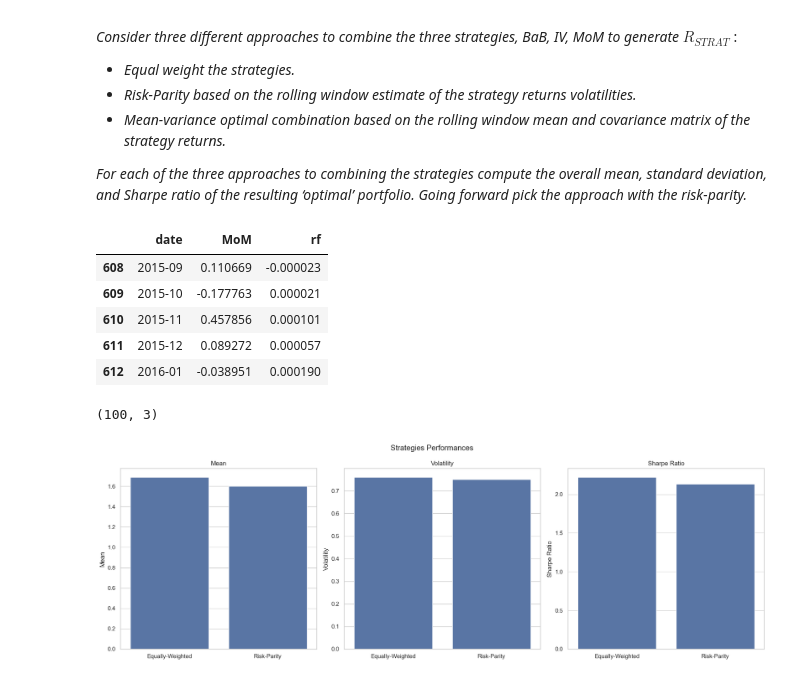
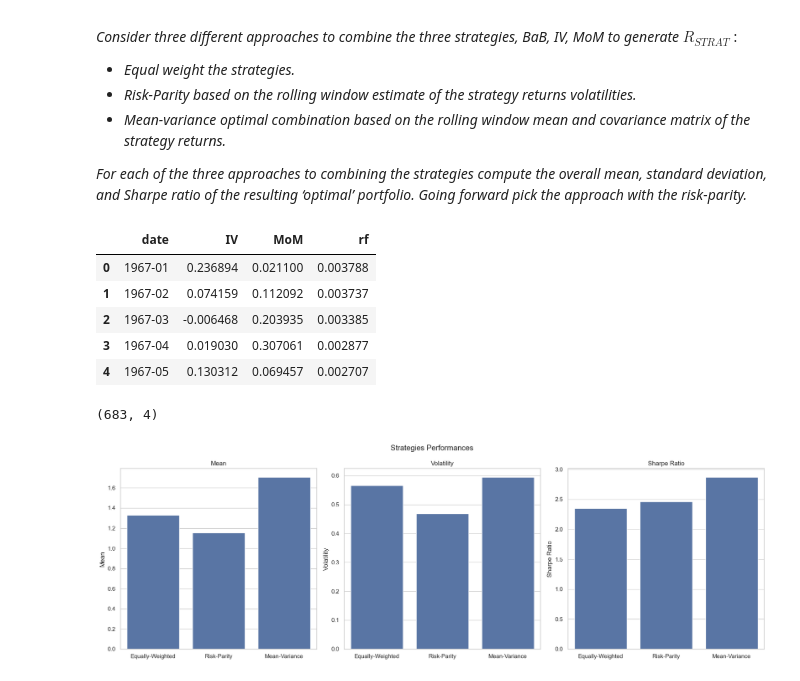
Before and after one commit to Marc-antoineallard74/Investments_project2024, a Jupyter notebook: source/section6.ipynb, the cells around one changed output. Saved outputs shown, nothing was run; the diff lists cells and outputs as text; code cells hidden in the pictures.

```diff
--- a/source/section6.ipynb
+++ b/source/section6.ipynb
@@ -42,38 +45,38 @@ DATA_PATH = "../data"
 # %%
 # Load returns
 #BaB_returns = pd.read_parquet(f'{DATA_PATH}/factors/mom_returns.parquet')
-#IV_returns = pd.read_parquet(f'{DATA_PATH}/factors/mom_returns.parquet')
+IV_returns = pd.read_parquet(f'{DATA_PATH}/factors/iv_returns.parquet')
 MoM_returns = pd.read_parquet(f'{DATA_PATH}/factors/mom_returns.parquet')
 T_bill_returns = pd.read_parquet(f'{DATA_PATH}/tbills.parquet')
 
-returns_dfs = [MoM_returns, T_bill_returns] # + BaB_returns, IV_returns
+returns_dfs = [IV_returns, MoM_returns, T_bill_returns] # + BaB_returns, IV_returns
 data = reduce(lambda l,r: pd.merge(l,r, on='date', sort=True), returns_dfs).groupby('date').mean().reset_index()
 
-data = data.iloc[-100:]
+#data = data.iloc[-100:]
 
 display(data.head())
 data.shape
 # %% [output]
-|  | date | MoM | rf |
-| 608 | 2015-09 | 0.110669 | -0.000023 |
-| 609 | 2015-10 | -0.177763 | 0.000021 |
-| 610 | 2015-11 | 0.457856 | 0.000101 |
-| 611 | 2015-12 | 0.089272 | 0.000057 |
-| 612 | 2016-01 | -0.038951 | 0.000190 |
+|  | date | IV | MoM | rf |
+| 0 | 1967-01 | 0.236894 | 0.021100 | 0.003788 |
+| 1 | 1967-02 | 0.074159 | 0.112092 | 0.003737 |
+| 2 | 1967-03 | -0.006468 | 0.203935 | 0.003385 |
+| 3 | 1967-04 | 0.019030 | 0.307061 | 0.002877 |
+| 4 | 1967-05 | 0.130312 | 0.069457 | 0.002707 |
-(100, 3)
+(683, 4)
 # %%
 assets = ['rf']
-factors = ['MoM']
+factors_cols = ['IV', 'MoM']
 
 # Calculate strategies
-ew_returns = ew_strategy(data, factors)
-rp_returns = rp_strategy(data, factors)
-mv_returns = mv_strategy(data, factors)
+ew_returns = ew_strategy(data, factors_cols)
+rp_returns = rp_strategy(data, factors_cols)
+mv_returns = mv_strategy(data, factors_cols)
 
 plot_metrics(pd.DataFrame({
             'Equally-Weighted': ew_returns,
             'Risk-Parity': rp_returns,
-            #'Mean-Variance': mv_returns
+            'Mean-Variance': mv_returns
             }), 'Strategies Performances')
 # %% [output]
-[figure, old version]
+[figure, new version]
```
Also changed, not shown: parts of 3 cells of this notebook, 6 other files.
